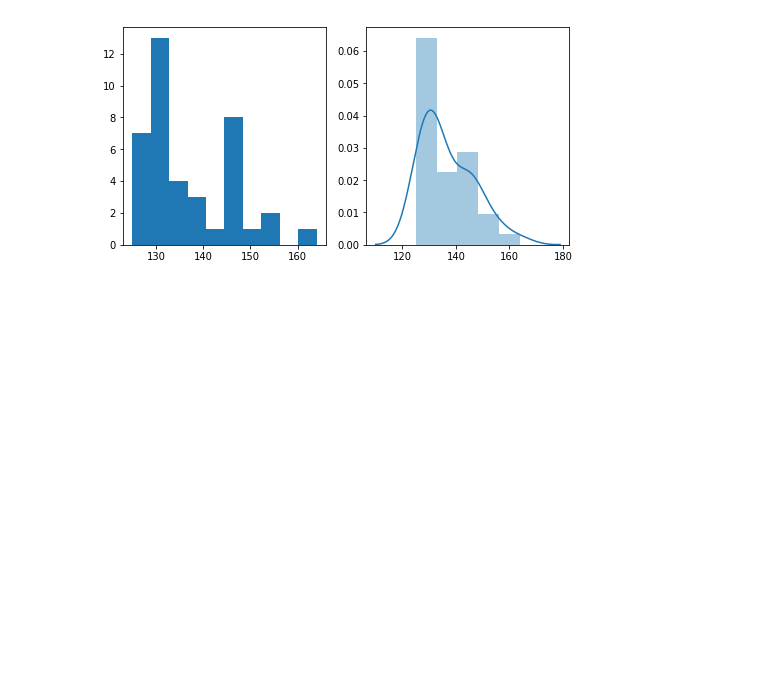
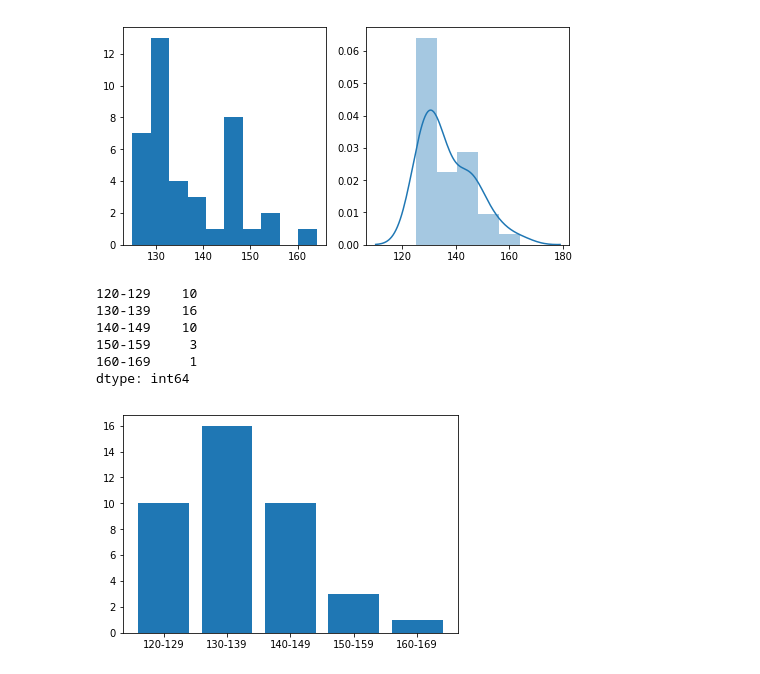
Before and after one commit to dieptran43/Basic_Mathematics, a Jupyter notebook: Unit_05_Statistic/Ex2_Descriptive_Statictics_Life_Of_Battery.ipynb, the cells around one changed output. Drawn from its saved outputs; the diff is of its cells as text; code cells hidden in the pictures; blank space fills up the shorter version.

```diff
--- a/Unit_05_Statistic/Ex2_Descriptive_Statictics_Life_Of_Battery.ipynb
+++ b/Unit_05_Statistic/Ex2_Descriptive_Statictics_Life_Of_Battery.ipynb
@@ -50,0 +53,17 @@ plt.show()
+# %%
+# Làm bảng phân phối tần xuất cho dữ liệu theo các khoản 120-129, 130-139, 140-149, 150-159, 160-169
+freq = pd.Series()
+freq['120-129'] = np.extract((life_array >= 120) & (life_array <= 129), life_array).size
+freq['130-139'] = np.extract((life_array >= 130) & (life_array <= 139), life_array).size
+freq['140-149'] = np.extract((life_array >= 140) & (life_array <= 149), life_array).size
+freq['150-159'] = np.extract((life_array >= 150) & (life_array <= 159), life_array).size
+freq['160-169'] = np.extract((life_array >= 160) & (life_array <= 169), life_array).size
+# %%
+freq
+# %% [output]
+120-129    10
+130-139    16
+140-149    10
+150-159     3
+160-169     1
+dtype: int64
@@ -50,0 +73,6 @@ plt.show()
+# %%
+#Vẽ bar chart cho bảng phân phối tần suất trên
+plt.bar(freq.index, freq)
+plt.show()
+# %% [output]
+[figure, added]
```
Also changed, not shown: parts of 42 cells of this notebook, 2 other files.
